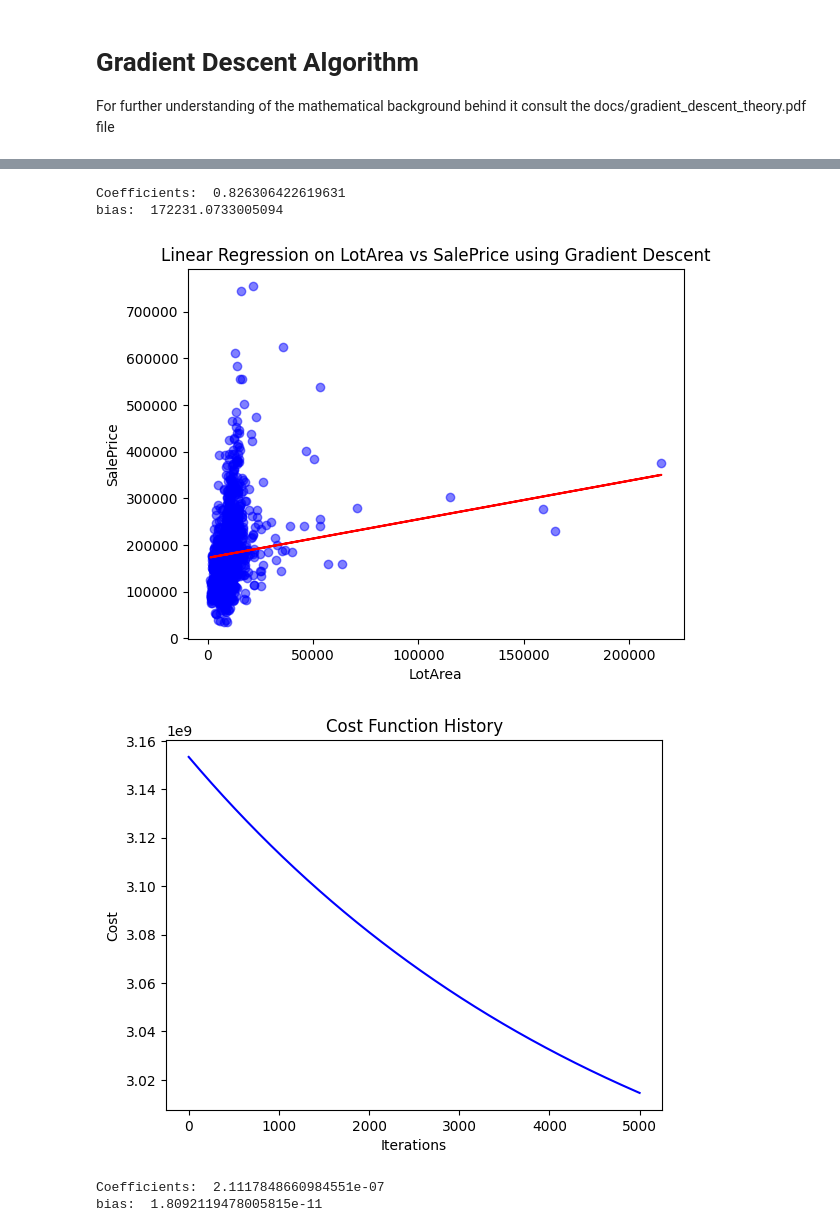
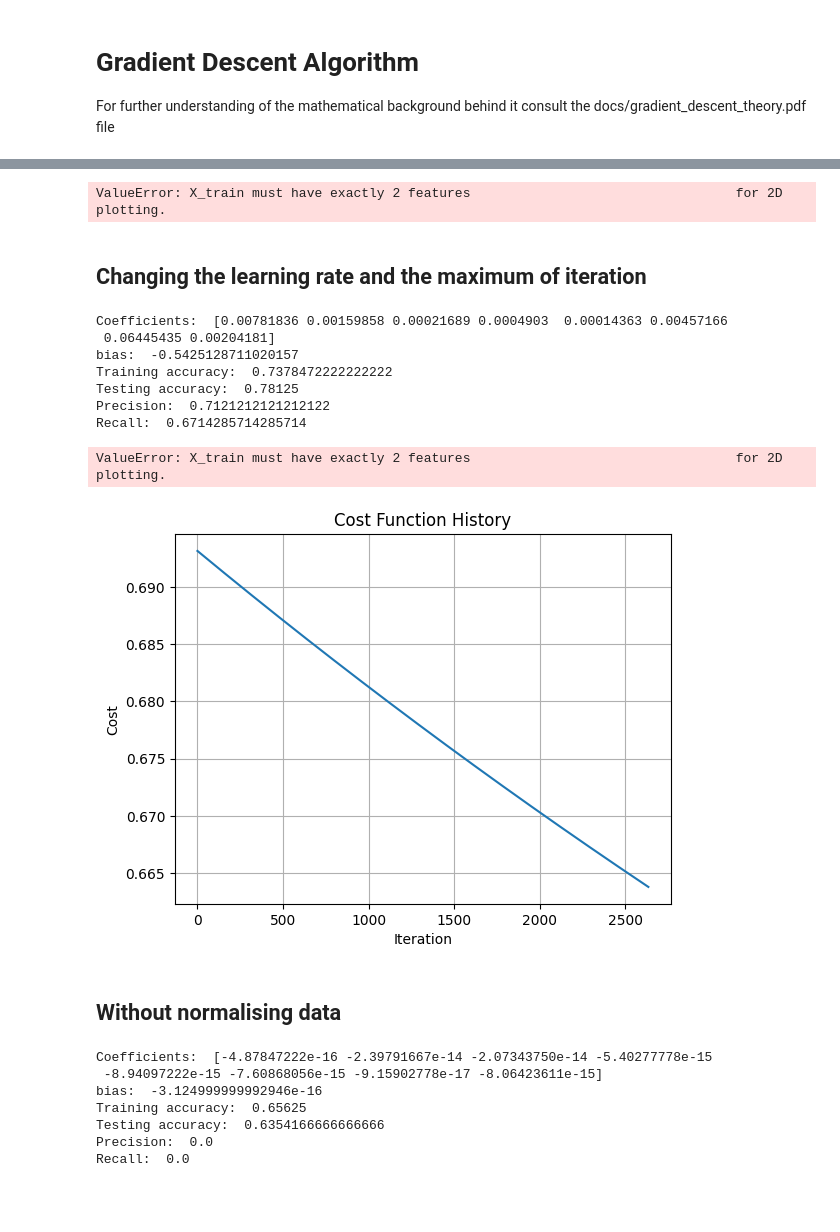
Before and after one commit to akef215/ml_from_scratch, a Jupyter notebook: regression_logistic/exemple/demo.ipynb, the cells around one changed output, grey strips where cells are left out. Cells and saved outputs as stored; diff of their text form; code cells hidden in the pictures; blank space fills up the shorter version.

```diff
--- a/regression_logistic/exemple/demo.ipynb
+++ b/regression_logistic/exemple/demo.ipynb
@@ -97,36 +91,63 @@ plot(X_train, Y_train, Y_pred, 'Gradient Descent')
+# %%
+# plot results
+LogRegModel.plot_decision_boundary(X_train, Y_train)
+# %% [output]
+ValueError: X_train must have exactly 2 features                                  for 2D plotting.
+# %% [markdown]
+## Changing the learning rate and the maximum of iteration
 # %%
 # We can test with a different learning rate and number of iterations
-LinRegModel.fit(X_train, Y_train, method='gradient', learning_rate=0.0001, max_iter=5000)
+LogRegModel.fit(X_train, Y_train, method='gradient', learning_rate=0.0001, max_iter=5000)
 
 # Predict the coefficients and the bias
-Y_pred = LinRegModel.predict(X_train)
-coef, bias = LinRegModel.get_params()
-print("Coefficients: ", coef.iloc[0])
+coef, bias = LogRegModel.get_params()
+print("Coefficients: ", coef)
 print("bias: ", bias)
+
+# Metics
+metrics(LogRegModel, X_train, Y_train, X_test, Y_test)
 # %% [output]
-Coefficients:  0.826306422619631
-bias:  172231.0733005094
+Coefficients:  [0.00781836 0.00159858 0.00021689 0.0004903  0.00014363 0.00457166
+ 0.06445435 0.00204181]
+bias:  -0.5425128711020157
+Training accuracy:  0.7378472222222222
+Testing accuracy:  0.78125
+Precision:  0.7121212121212122
+Recall:  0.6714285714285714
 # %%
 # plot results
-plot(X_train, Y_train, Y_pred, 'Gradient Descent')
-plotL(LinRegModel.get_history())
+LogRegModel.plot_decision_boundary(X_train, Y_train)
 # %% [output]
-[figure, removed]
-[figure, removed]
+ValueError: X_train must have exactly 2 features                                  for 2D plotting.
+# %%
+# Get the history of the cost function and plot it
+# We call it the learing curve
+cost_history = LogRegModel.get_history()
+LogRegModel.plot_learning_curve()
+# %% [output]
+[figure, added]
+# %% [markdown]
+## Without normalising data
 # %%
 # We test the case of normalise = False
 # Note: You might need to adjust the learning rate to a lower value
 # since the features are not normalized and can have very different scales
 
-LinRegModel.fit(X_train, Y_train, method='gradient', normalise=False, learning_rate=1e-20, max_iter=10000)
+LogRegModel.fit(X_train, Y_train, method='gradient', normalise=False, learning_rate=1e-15, max_iter=5000)
 
 # Predict the coefficients and the bias
-Y_pred = LinRegModel.predict(X_train)
-coef, bias = LinRegModel.get_params()
-print("Coefficients: ", coef.iloc[0])
+Y_pred = LogRegModel.predict(X_train)
+coef, bias = LogRegModel.get_params()
+print("Coefficients: ", coef)
 print("bias: ", bias)
+metrics(LogRegModel, X_train, Y_train, X_test, Y_test)
 # %% [output]
-Coefficients:  2.1117848660984551e-07
-bias:  1.8092119478005815e-11
+Coefficients:  [-4.87847222e-16 -2.39791667e-14 -2.07343750e-14 -5.40277778e-15
+ -8.94097222e-15 -7.60868056e-15 -9.15902778e-17 -8.06423611e-15]
+bias:  -3.124999999992946e-16
+Training accuracy:  0.65625
+Testing accuracy:  0.6354166666666666
+Precision:  0.0
+Recall:  0.0
 # %%
 # plot results
```
Also changed, not shown: parts of 16 cells of this notebook, 5 other files.
